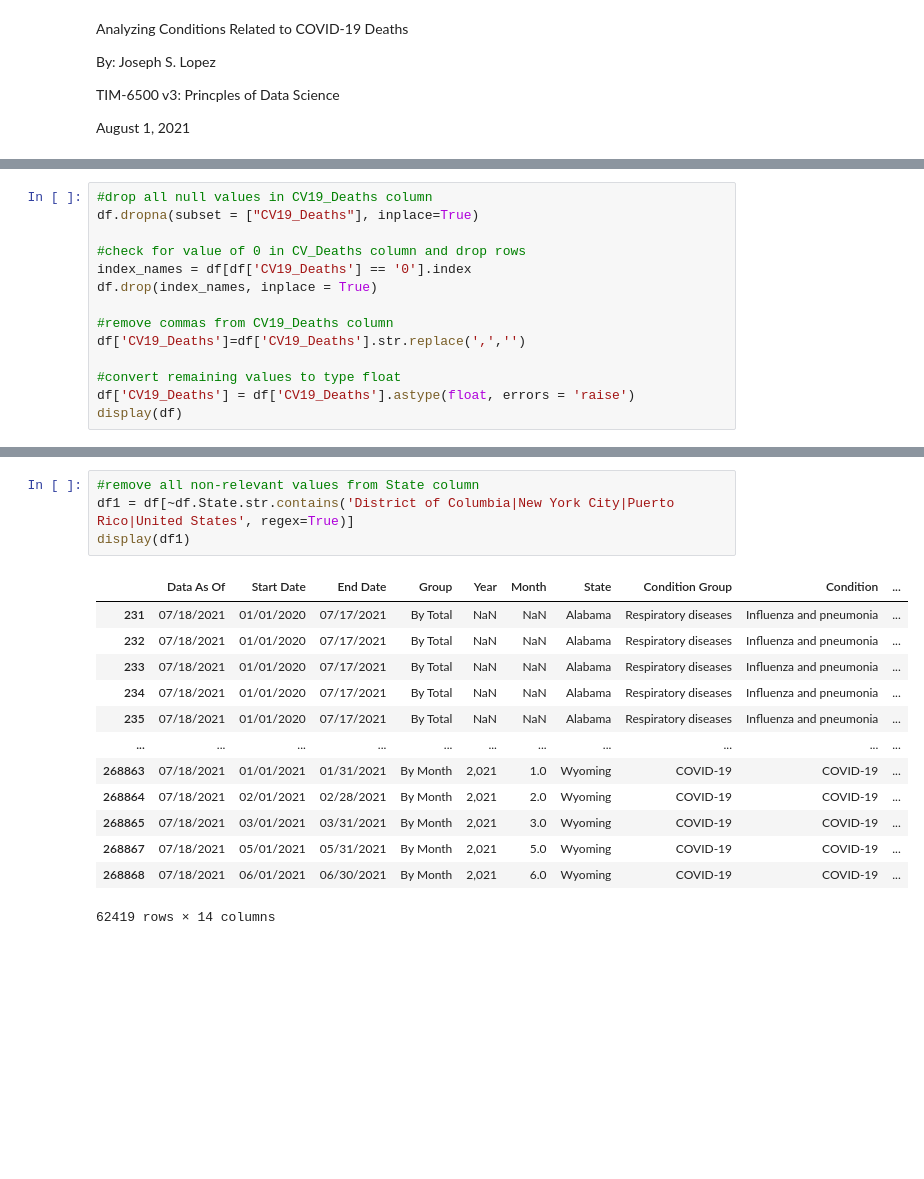
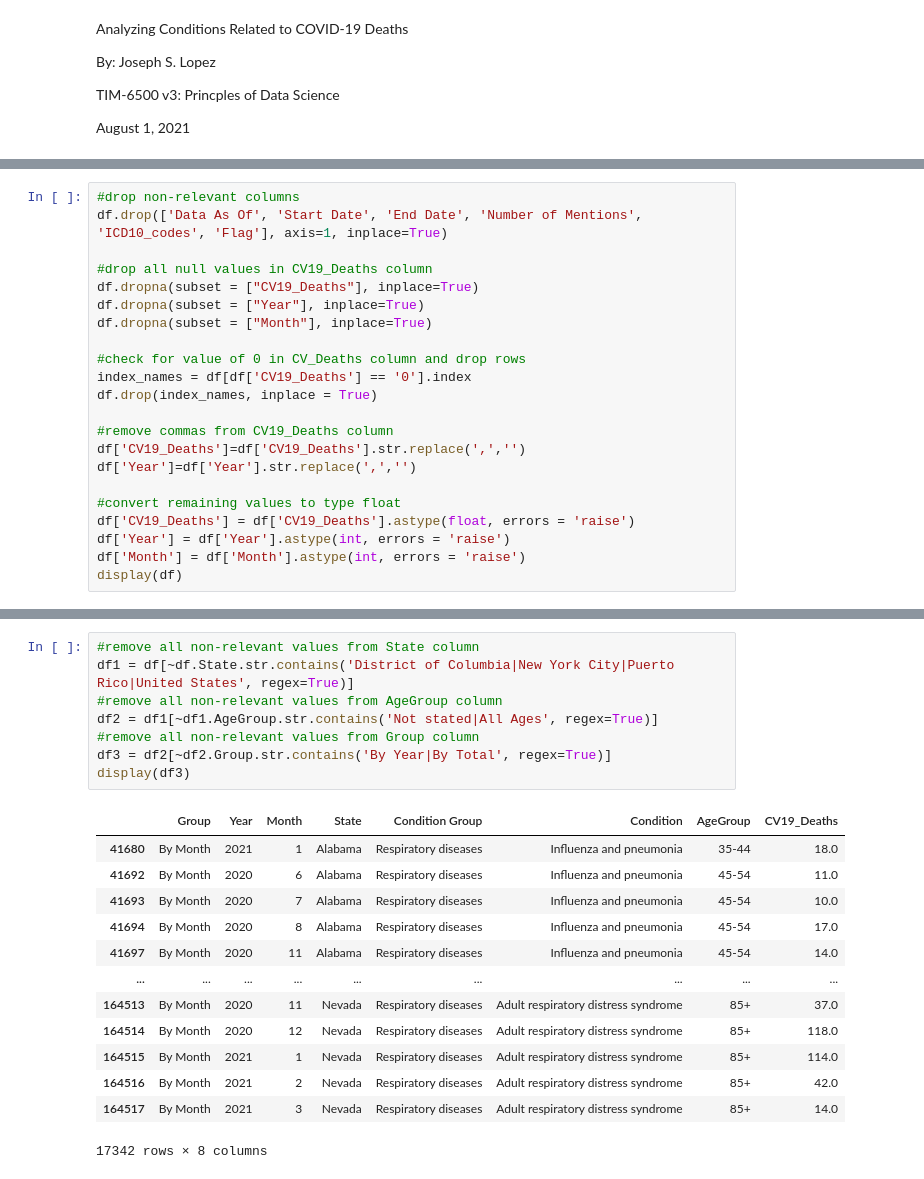
Before and after one commit to JScottLopez/github-ds, a Jupyter notebook: TIM_6500_JSLopez.ipynb, the cells around one changed output, grey strips where cells are left out. Drawn from its saved outputs; the diff is of its cells as text; blank space fills up the shorter version.

```diff
--- a/TIM_6500_JSLopez.ipynb
+++ b/TIM_6500_JSLopez.ipynb
@@ -101,6 +88,11 @@ df.groupby('AgeGroup').count()
 # %%
+#drop non-relevant columns
+df.drop(['Data As Of', 'Start Date', 'End Date', 'Number of Mentions', 'ICD10_codes', 'Flag'], axis=1, inplace=True)
+
 #drop all null values in CV19_Deaths column
 df.dropna(subset = ["CV19_Deaths"], inplace=True)
+df.dropna(subset = ["Year"], inplace=True)
+df.dropna(subset = ["Month"], inplace=True)
 
 #check for value of 0 in CV_Deaths column and drop rows
 index_names = df[df['CV19_Deaths'] == '0'].index
@@ -108,8 +100,11 @@ df.drop(index_names, inplace = True)
 
 #remove commas from CV19_Deaths column
 df['CV19_Deaths']=df['CV19_Deaths'].str.replace(',','')
+df['Year']=df['Year'].str.replace(',','')
 
 #convert remaining values to type float
 df['CV19_Deaths'] = df['CV19_Deaths'].astype(float, errors = 'raise')
+df['Year'] = df['Year'].astype(int, errors = 'raise')
+df['Month'] = df['Month'].astype(int, errors = 'raise')
 display(df)
 # %% [output]
@@ -212,18 +128,22 @@ Streaming output truncated to the last 5000 lines.
 # %%
 #remove all non-relevant values from State column
 df1 = df[~df.State.str.contains('District of Columbia|New York City|Puerto Rico|United States', regex=True)]
-display(df1)
+#remove all non-relevant values from AgeGroup column
+df2 = df1[~df1.AgeGroup.str.contains('Not stated|All Ages', regex=True)]
+#remove all non-relevant values from Group column
+df3 = df2[~df2.Group.str.contains('By Year|By Total', regex=True)]
+display(df3)
 # %% [output]
-|  | Data As Of | Start Date | End Date | Group | Year | Month | State | Condition Group | Condition | ... |
-| 231 | 07/18/2021 | 01/01/2020 | 07/17/2021 | By Total | NaN | NaN | Alabama | Respiratory diseases | Influenza and pneumonia | ... |
-| 232 | 07/18/2021 | 01/01/2020 | 07/17/2021 | By Total | NaN | NaN | Alabama | Respiratory diseases | Influenza and pneumonia | ... |
-| 233 | 07/18/2021 | 01/01/2020 | 07/17/2021 | By Total | NaN | NaN | Alabama | Respiratory diseases | Influenza and pneumonia | ... |
-| 234 | 07/18/2021 | 01/01/2020 | 07/17/2021 | By Total | NaN | NaN | Alabama | Respiratory diseases | Influenza and pneumonia | ... |
-| 235 | 07/18/2021 | 01/01/2020 | 07/17/2021 | By Total | NaN | NaN | Alabama | Respiratory diseases | Influenza and pneumonia | ... |
-| ... | ... | ... | ... | ... | ... | ... | ... | ... | ... | ... |
-| 268863 | 07/18/2021 | 01/01/2021 | 01/31/2021 | By Month | 2,021 | 1.0 | Wyoming | COVID-19 | COVID-19 | ... |
-| 268864 | 07/18/2021 | 02/01/2021 | 02/28/2021 | By Month | 2,021 | 2.0 | Wyoming | COVID-19 | COVID-19 | ... |
-| 268865 | 07/18/2021 | 03/01/2021 | 03/31/2021 | By Month | 2,021 | 3.0 | Wyoming | COVID-19 | COVID-19 | ... |
-| 268867 | 07/18/2021 | 05/01/2021 | 05/31/2021 | By Month | 2,021 | 5.0 | Wyoming | COVID-19 | COVID-19 | ... |
-| 268868 | 07/18/2021 | 06/01/2021 | 06/30/2021 | By Month | 2,021 | 6.0 | Wyoming | COVID-19 | COVID-19 | ... |
+|  | Group | Year | Month | State | Condition Group | Condition | AgeGroup | CV19_Deaths |
+| 41680 | By Month | 2021 | 1 | Alabama | Respiratory diseases | Influenza and pneumonia | 35-44 | 18.0 |
+| 41692 | By Month | 2020 | 6 | Alabama | Respiratory diseases | Influenza and pneumonia | 45-54 | 11.0 |
+| 41693 | By Month | 2020 | 7 | Alabama | Respiratory diseases | Influenza and pneumonia | 45-54 | 10.0 |
+| 41694 | By Month | 2020 | 8 | Alabama | Respiratory diseases | Influenza and pneumonia | 45-54 | 17.0 |
+| 41697 | By Month | 2020 | 11 | Alabama | Respiratory diseases | Influenza and pneumonia | 45-54 | 14.0 |
+| ... | ... | ... | ... | ... | ... | ... | ... | ... |
+| 164513 | By Month | 2020 | 11 | Nevada | Respiratory diseases | Adult respiratory distress syndrome | 85+ | 37.0 |
+| 164514 | By Month | 2020 | 12 | Nevada | Respiratory diseases | Adult respiratory distress syndrome | 85+ | 118.0 |
+| 164515 | By Month | 2021 | 1 | Nevada | Respiratory diseases | Adult respiratory distress syndrome | 85+ | 114.0 |
+| 164516 | By Month | 2021 | 2 | Nevada | Respiratory diseases | Adult respiratory distress syndrome | 85+ | 42.0 |
+| 164517 | By Month | 2021 | 3 | Nevada | Respiratory diseases | Adult respiratory distress syndrome | 85+ | 14.0 |
-62419 rows × 14 columns
+17342 rows × 8 columns
```
Also changed, not shown: parts of 13 cells of this notebook.
